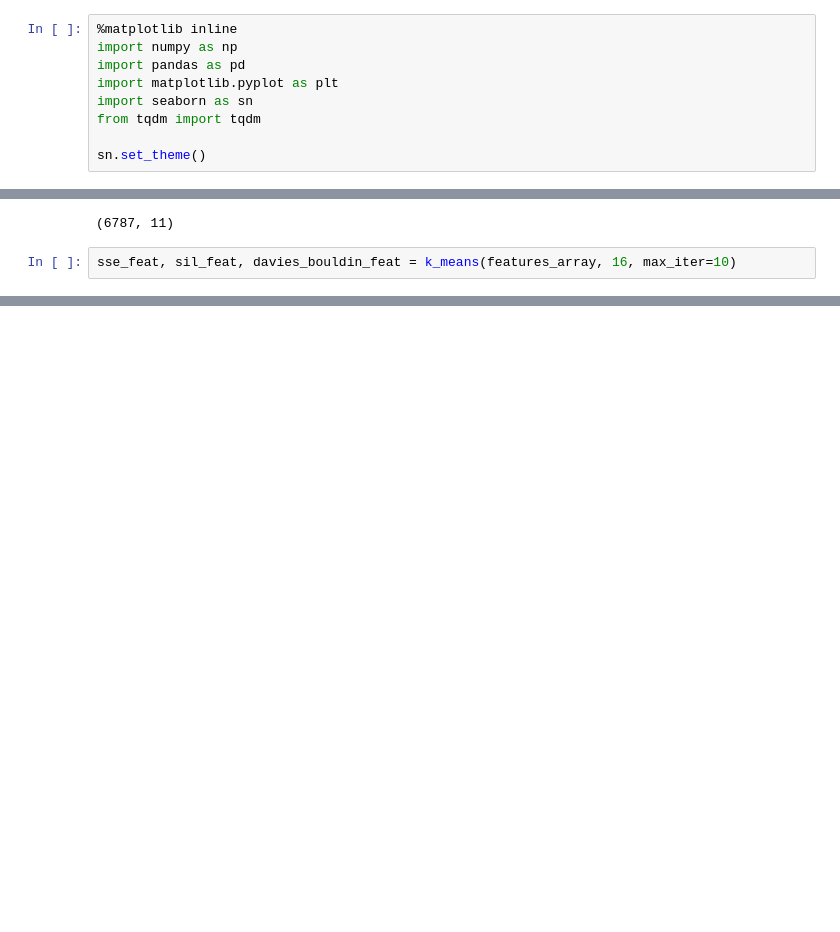
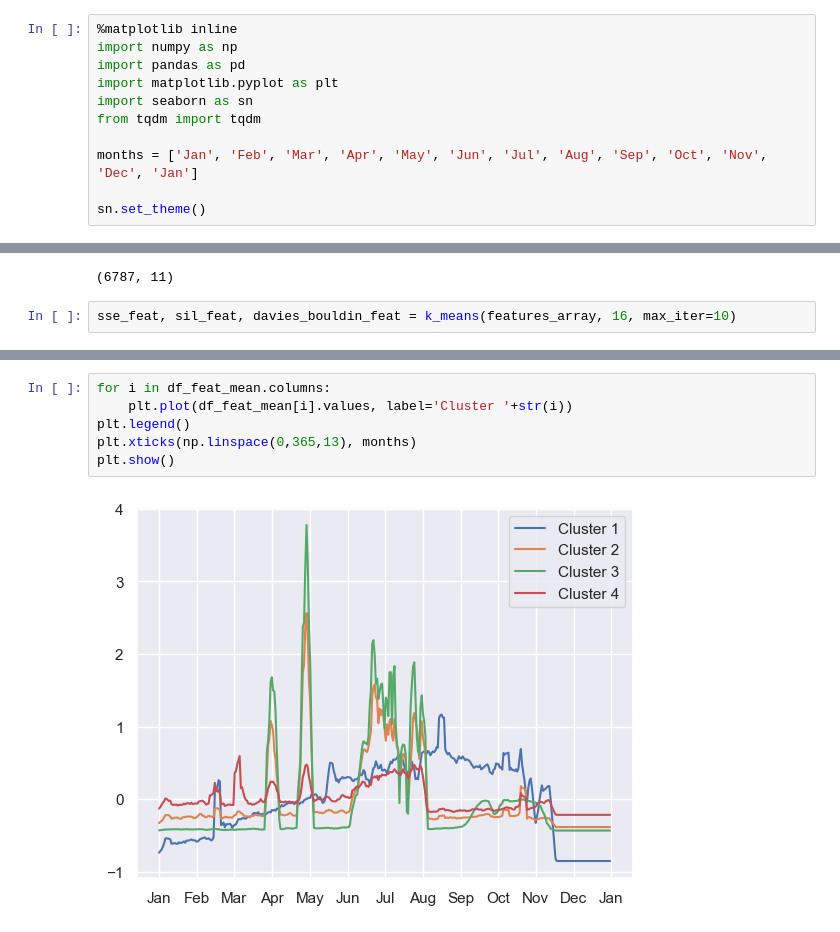
Before and after one commit to domferr/Data-Mining, a Jupyter notebook: Notebooks/8 Time Series.ipynb, the cells around one changed output, grey strips where cells are left out. Saved outputs shown, nothing was run; the diff lists cells and outputs as text; blank space fills up the shorter version.

```diff
--- a/Notebooks/8 Time Series.ipynb
+++ b/Notebooks/8 Time Series.ipynb
@@ -6,6 +6,8 @@ import matplotlib.pyplot as plt
 import seaborn as sn
 from tqdm import tqdm
 
+months = ['Jan', 'Feb', 'Mar', 'Apr', 'May', 'Jun', 'Jul', 'Aug', 'Sep', 'Oct', 'Nov', 'Dec', 'Jan']
+
 sn.set_theme()
 # %%
 %%time
@@ -548,0 +557,8 @@ plt.show()
+# %%
+for i in df_feat_mean.columns:
+    plt.plot(df_feat_mean[i].values, label='Cluster '+str(i))
+plt.legend()
+plt.xticks(np.linspace(0,365,13), months)
+plt.show()
+# %% [output]
+[figure, added]
```
Also changed, not shown: parts of 16 cells of this notebook.
